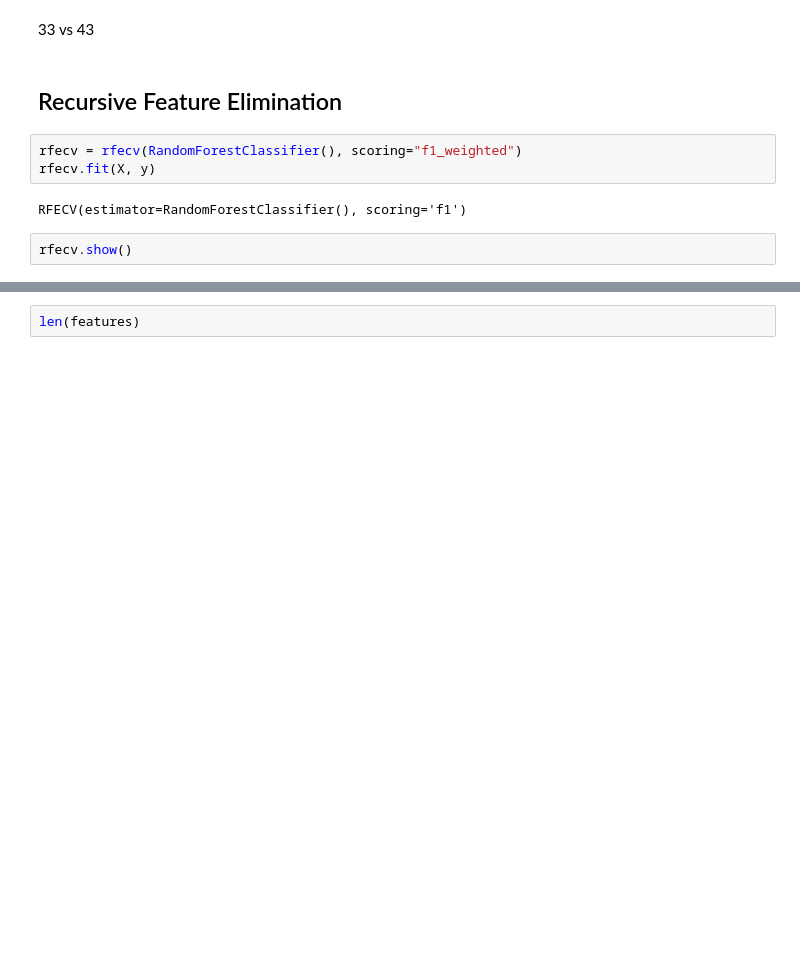
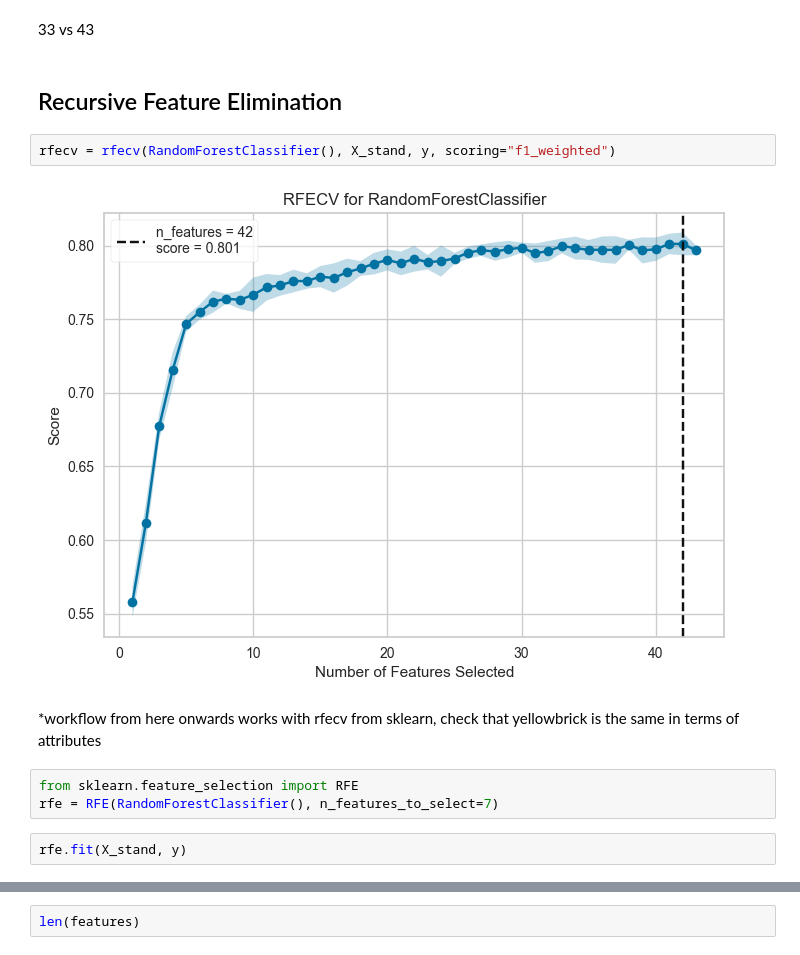
Before and after one commit to alberto-lorente/Make_Believe_v2, a Jupyter notebook: 2. Data Processing.ipynb, the cells around one changed output, grey strips where cells are left out. Drawn from its saved outputs; the diff is of its cells as text; blank space fills up the shorter version.

```diff
--- a/2. Data Processing.ipynb
+++ b/2. Data Processing.ipynb
@@ -85,10 +87,14 @@ len(X.columns)
 # %% [markdown]
 ## Recursive Feature Elimination
 # %%
-rfecv = rfecv(RandomForestClassifier(), scoring="f1_weighted")
-rfecv.fit(X, y)
+rfecv = rfecv(RandomForestClassifier(), X_stand, y, scoring="f1_weighted")
 # %% [output]
-RFECV(estimator=RandomForestClassifier(), scoring='f1')
+[figure, added]
-# %%
-rfecv.show()
+# %% [markdown]
+*workflow from here onwards works with rfecv from sklearn, check that yellowbrick is the same in terms of attributes
+# %%
+from sklearn.feature_selection import RFE
+rfe = RFE(RandomForestClassifier(), n_features_to_select=7)
+# %%
+rfe.fit(X_stand, y)
 # %%
```
Also changed, not shown: parts of 5 cells of this notebook.
